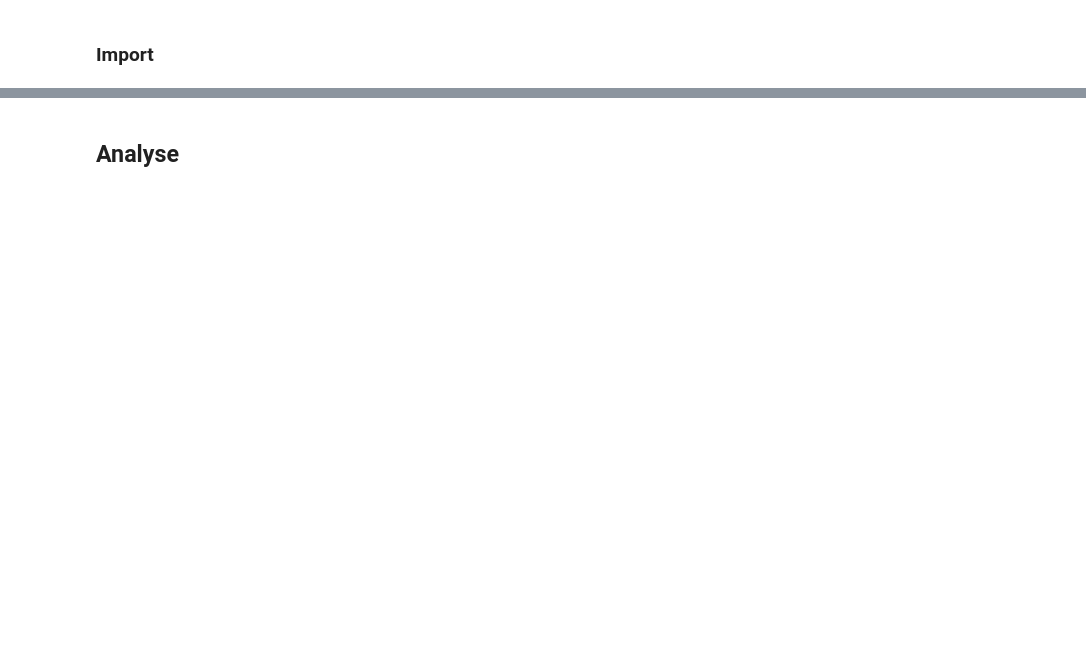
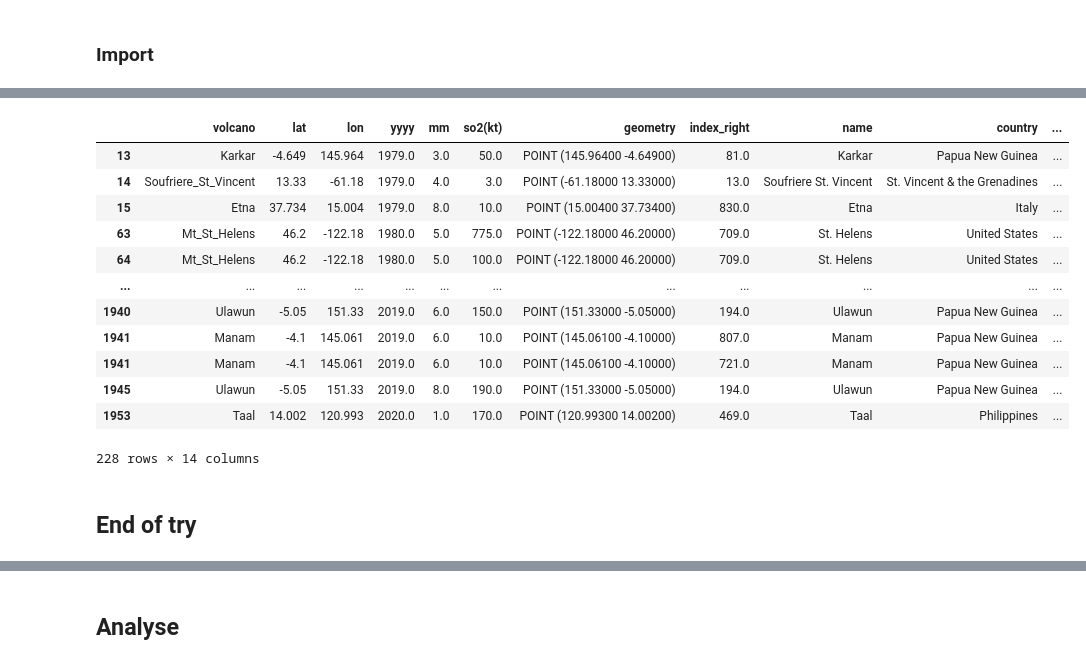
Before and after one commit to Melvin-klein/outinfo, a Jupyter notebook: projet.ipynb, the cells around one changed output, grey strips where cells are left out. Drawn from its saved outputs; the diff is of its cells as text; code cells hidden in the pictures; blank space fills up the shorter version.

```diff
--- a/projet.ipynb
+++ b/projet.ipynb
@@ -61,0 +87,8 @@ so2_cleared
+# %%
+columns = ['volcano', 'lat', 'lon', 'yyyy', 'mm', 'so2(kt)']
+
+so2_cleared = so2.dropna(subset=columns)
+
+so2_cleared = so2_cleared[columns]
+
+so2_cleared
@@ -62,10 +109,10 @@ so2_cleared
 # %%
 # Add countries to volcano
 
-gdf_eruptions = geopandas.read_file("https://public.opendatasoft.com/api/explore/v2.1/catalog/datasets/significant-volcanic-eruption-database/exports/geojson?lang=fr&timezone=Europe%2FBerlin")
+gdf_eruptions = gpd.read_file("https://public.opendatasoft.com/api/explore/v2.1/catalog/datasets/significant-volcanic-eruption-database/exports/geojson?lang=fr&timezone=Europe%2FBerlin")
 
-volcano_id_geojson = sorted([slugify.slugify(name) for name in gdf_eruptions['name'].unique()])
+gdf_eruptions_cleared = gdf_eruptions[columns]
 
-len(volcano_id_geojson)
+gdf_eruptions_cleared = gdf_eruptions_cleared.dropna(subset=columns)
 
-gdf_eruptions
+gdf_eruptions_cleared
@@ -71,0 +135,6 @@ gdf_eruptions
+# %%
+from shapely.geometry import Point
+
+geometry = [Point(xy) for xy in zip(so2_cleared['lon'], so2_cleared['lat'])]
+gdf_so2_cleared = gpd.GeoDataFrame(so2_cleared, geometry=geometry, crs='EPSG:4326')
+gdf_so2_cleared
@@ -72,3 +155,23 @@ gdf_eruptions
+# %%
+joined_gdf = gpd.sjoin(gdf_so2_cleared, gdf_eruptions_cleared, how='left', op='intersects')
+filtered_gdf = joined_gdf[joined_gdf['yyyy'] == joined_gdf['year']]
+filtered_gdf
+# %% [output]
+|  | volcano | lat | lon | yyyy | mm | so2(kt) | geometry | index_right | name | country | ... |
+| 13 | Karkar | -4.649 | 145.964 | 1979.0 | 3.0 | 50.0 | POINT (145.96400 -4.64900) | 81.0 | Karkar | Papua New Guinea | ... |
+| 14 | Soufriere_St_Vincent | 13.33 | -61.18 | 1979.0 | 4.0 | 3.0 | POINT (-61.18000 13.33000) | 13.0 | Soufriere St. Vincent | St. Vincent & the Grenadines | ... |
+| 15 | Etna | 37.734 | 15.004 | 1979.0 | 8.0 | 10.0 | POINT (15.00400 37.73400) | 830.0 | Etna | Italy | ... |
+| 63 | Mt_St_Helens | 46.2 | -122.18 | 1980.0 | 5.0 | 775.0 | POINT (-122.18000 46.20000) | 709.0 | St. Helens | United States | ... |
+| 64 | Mt_St_Helens | 46.2 | -122.18 | 1980.0 | 5.0 | 100.0 | POINT (-122.18000 46.20000) | 709.0 | St. Helens | United States | ... |
+| ... | ... | ... | ... | ... | ... | ... | ... | ... | ... | ... | ... |
+| 1940 | Ulawun | -5.05 | 151.33 | 2019.0 | 6.0 | 150.0 | POINT (151.33000 -5.05000) | 194.0 | Ulawun | Papua New Guinea | ... |
+| 1941 | Manam | -4.1 | 145.061 | 2019.0 | 6.0 | 10.0 | POINT (145.06100 -4.10000) | 807.0 | Manam | Papua New Guinea | ... |
+| 1941 | Manam | -4.1 | 145.061 | 2019.0 | 6.0 | 10.0 | POINT (145.06100 -4.10000) | 721.0 | Manam | Papua New Guinea | ... |
+| 1945 | Ulawun | -5.05 | 151.33 | 2019.0 | 8.0 | 190.0 | POINT (151.33000 -5.05000) | 194.0 | Ulawun | Papua New Guinea | ... |
+| 1953 | Taal | 14.002 | 120.993 | 2020.0 | 1.0 | 170.0 | POINT (120.99300 14.00200) | 469.0 | Taal | Philippines | ... |
+228 rows × 14 columns
+# %% [markdown]
+## End of try
 # %%
 volcano_weather = pd.DataFrame(columns=['year', 'month', 'volcano_name', 'country', 'eruption_so2', 'lat', 'lng'])
 # %%
```
Also changed, not shown: parts of 9 cells of this notebook.
